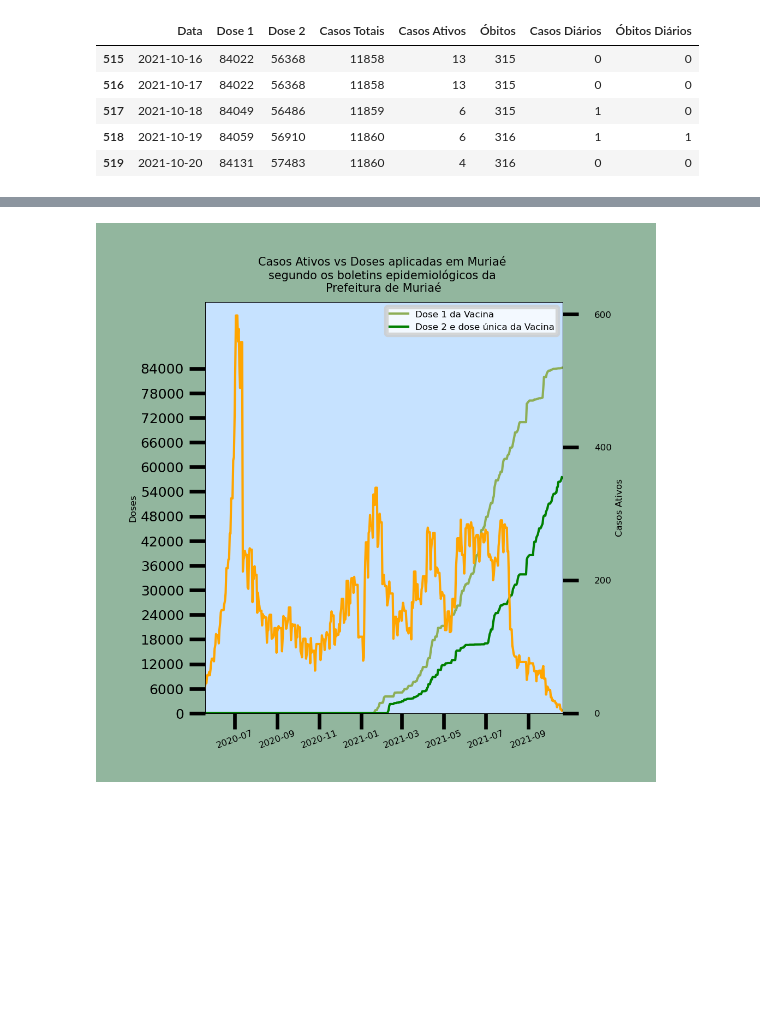
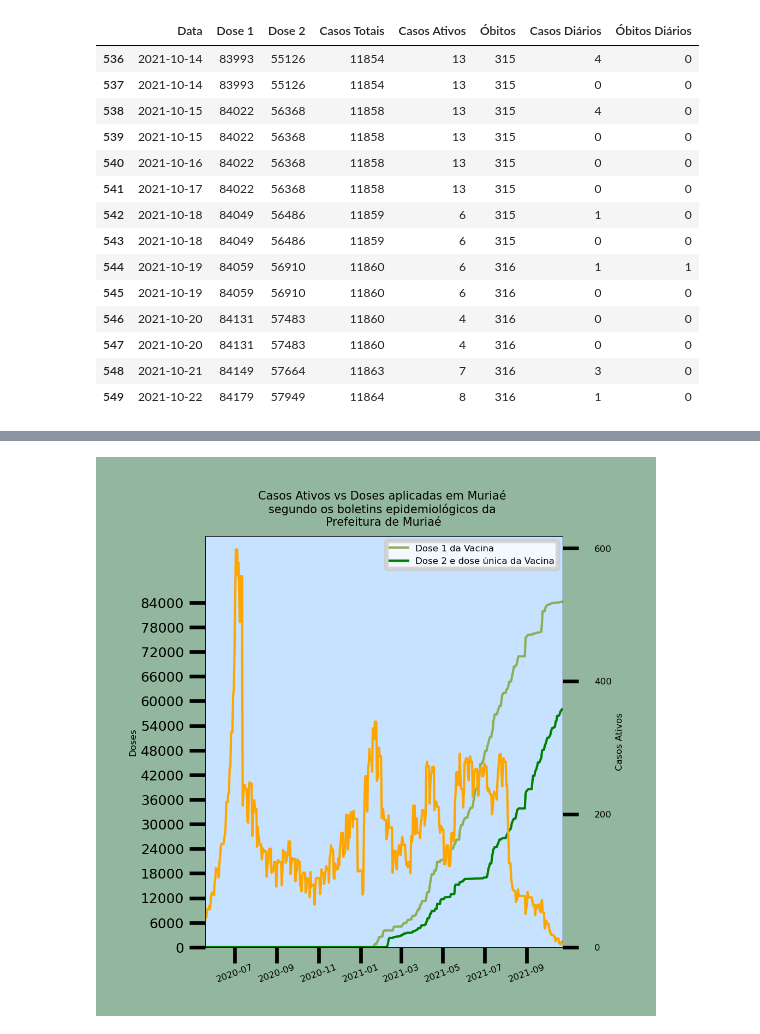
Before and after one commit to GCPeppe/Covid-Muriae, a Jupyter notebook: boletinsEmGraficos.ipynb, the cells around one changed output, grey strips where cells are left out. Saved outputs shown, nothing was run; the diff lists cells and outputs as text; code cells hidden in the pictures; blank space fills up the shorter version.

```diff
--- a/boletinsEmGraficos.ipynb
+++ b/boletinsEmGraficos.ipynb
@@ -76,8 +80,7 @@ print(len(datas), len(dose1), len(dose2), len(conf), len(ativ), len(obt))
 # %%
-bkup = pd.read_csv('covid-muriae-auto.csv', sep=';', encoding='Latin1')
-
-bkup['Data'] = [datetime.strptime(data, '%d/%m/%Y') for data in bkup['Data']]
+bkup = pd.read_csv('covid-muriae-auto.csv', sep=';', encoding='utf8')
+bkup['Data'] = [datetime.strptime(data, '%Y-%m-%d') for data in bkup['Data']]
 d = {'Data': datas, 'Dose 1': dose1, 'Dose 2': dose2,
      'Casos Totais': conf, 'Casos Ativos': ativ, 'Óbitos': obt}
 df = pd.DataFrame(data=d)
-df = pd.concat([bkup, df], axis=0)
+df = pd.concat([bkup, df[::-1]], axis=0)
@@ -97,39 +120,48 @@ joined[['Dose 1', 'Dose 2', 'Casos Totais', 'Casos Ativos', 'Óbitos']] = \
 
 c = 1
 nao_zero = int()
 while True:
 
     for i, value in enumerate(joined.iloc[:, c]):
         if value != 0:
             nao_zero = value
         else:
             if joined.loc[i, joined.columns[0]] != hoje:
                 joined.loc[i, joined.columns[c]] = nao_zero
             else:
                 joined.drop(i, inplace=True)
     else:
         c += 1
         nao_zero = int()
         if c == len(joined.columns):
             break
 
 joined.at[456, 'Óbitos'] = 301
 
 
 joined['Casos Diários'] = joined['Casos Totais'].diff().fillna(0).astype('int')
 joined['Óbitos Diários'] = joined['Óbitos'].diff().fillna(0).astype('int')
 
 pd.set_option('display.max_columns', len(joined.columns))
 
 pd.set_option('display.max_rows', len(joined))
-joined.tail()
+joined.tail(14)
 # %% [output]
 |  | Data | Dose 1 | Dose 2 | Casos Totais | Casos Ativos | Óbitos | Casos Diários | Óbitos Diários |
-| 515 | 2021-10-16 | 84022 | 56368 | 11858 | 13 | 315 | 0 | 0 |
-| 516 | 2021-10-17 | 84022 | 56368 | 11858 | 13 | 315 | 0 | 0 |
-| 517 | 2021-10-18 | 84049 | 56486 | 11859 | 6 | 315 | 1 | 0 |
-| 518 | 2021-10-19 | 84059 | 56910 | 11860 | 6 | 316 | 1 | 1 |
-| 519 | 2021-10-20 | 84131 | 57483 | 11860 | 4 | 316 | 0 | 0 |
+| 536 | 2021-10-14 | 83993 | 55126 | 11854 | 13 | 315 | 4 | 0 |
+| 537 | 2021-10-14 | 83993 | 55126 | 11854 | 13 | 315 | 0 | 0 |
+| 538 | 2021-10-15 | 84022 | 56368 | 11858 | 13 | 315 | 4 | 0 |
+| 539 | 2021-10-15 | 84022 | 56368 | 11858 | 13 | 315 | 0 | 0 |
+| 540 | 2021-10-16 | 84022 | 56368 | 11858 | 13 | 315 | 0 | 0 |
+| 541 | 2021-10-17 | 84022 | 56368 | 11858 | 13 | 315 | 0 | 0 |
+| 542 | 2021-10-18 | 84049 | 56486 | 11859 | 6 | 315 | 1 | 0 |
+| 543 | 2021-10-18 | 84049 | 56486 | 11859 | 6 | 315 | 0 | 0 |
+| 544 | 2021-10-19 | 84059 | 56910 | 11860 | 6 | 316 | 1 | 1 |
+| 545 | 2021-10-19 | 84059 | 56910 | 11860 | 6 | 316 | 0 | 0 |
+| 546 | 2021-10-20 | 84131 | 57483 | 11860 | 4 | 316 | 0 | 0 |
+| 547 | 2021-10-20 | 84131 | 57483 | 11860 | 4 | 316 | 0 | 0 |
+| 548 | 2021-10-21 | 84149 | 57664 | 11863 | 7 | 316 | 3 | 0 |
+| 549 | 2021-10-22 | 84179 | 57949 | 11864 | 8 | 316 | 1 | 0 |
 # %%
 def plotar_casosVSimun(save=False, show=True):
     from numpy import max
```
Also changed, not shown: parts of 9 cells of this notebook.
